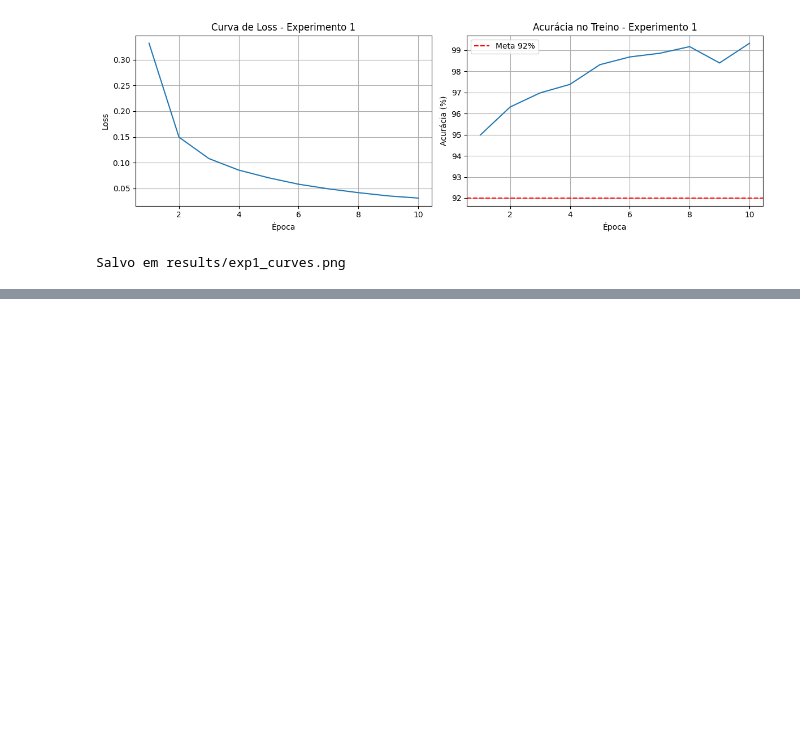
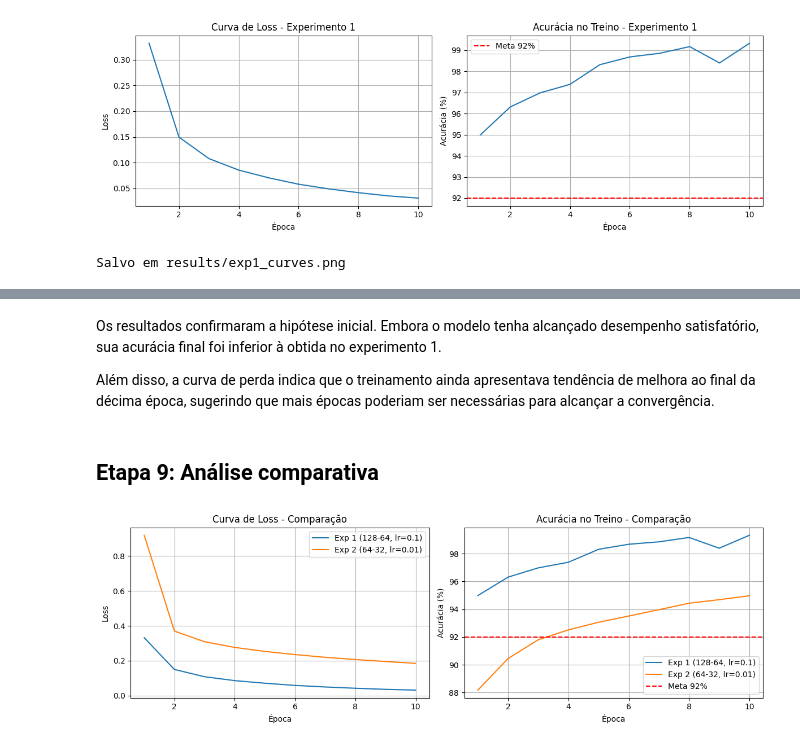
Before and after one commit to stefannevictoria/mlp, a Jupyter notebook: notebooks/experimentos.ipynb, the cells around one changed output, grey strips where cells are left out. Saved outputs shown, nothing was run; the diff lists cells and outputs as text; code cells hidden in the pictures; blank space fills up the shorter version.

```diff
--- a/notebooks/experimentos.ipynb
+++ b/notebooks/experimentos.ipynb
@@ -406,0 +532,31 @@ Salvo em results/exp1_curves.png
+# %% [markdown]
+Os resultados confirmaram a hipótese inicial. Embora o modelo tenha alcançado desempenho satisfatório, sua acurácia final foi inferior à obtida no experimento 1.
+
+Além disso, a curva de perda indica que o treinamento ainda apresentava tendência de melhora ao final da décima época, sugerindo que mais épocas poderiam ser necessárias para alcançar a convergência.
+# %% [markdown]
+## Etapa 9: Análise comparativa
+# %%
+fig, (ax1, ax2) = plt.subplots(1, 2, figsize=(12, 4))
+
+ax1.plot(range(1, 11), loss_history, label='Exp 1 (128-64, lr=0.1)')
+ax1.plot(range(1, 11), loss_history2, label='Exp 2 (64-32, lr=0.01)')
+ax1.set_title("Curva de Loss - Comparação")
+ax1.set_xlabel("Época")
+ax1.set_ylabel("Loss")
+ax1.legend()
+ax1.grid(True)
+
+ax2.plot(range(1, 11), [a*100 for a in acc_history], label='Exp 1 (128-64, lr=0.1)')
+ax2.plot(range(1, 11), [a*100 for a in acc_history2], label='Exp 2 (64-32, lr=0.01)')
+ax2.axhline(y=92, color='r', linestyle='--', label='Meta 92%')
+ax2.set_title("Acurácia no Treino - Comparação")
+ax2.set_xlabel("Época")
+ax2.set_ylabel("Acurácia (%)")
+ax2.legend()
+ax2.grid(True)
+
+plt.tight_layout()
+plt.savefig("../results/comparacao_experimentos.png", dpi=150)
+plt.show()
+# %% [output]
+[figure, added]
```
Also changed, not shown: parts of 8 cells of this notebook, 2 other files.
